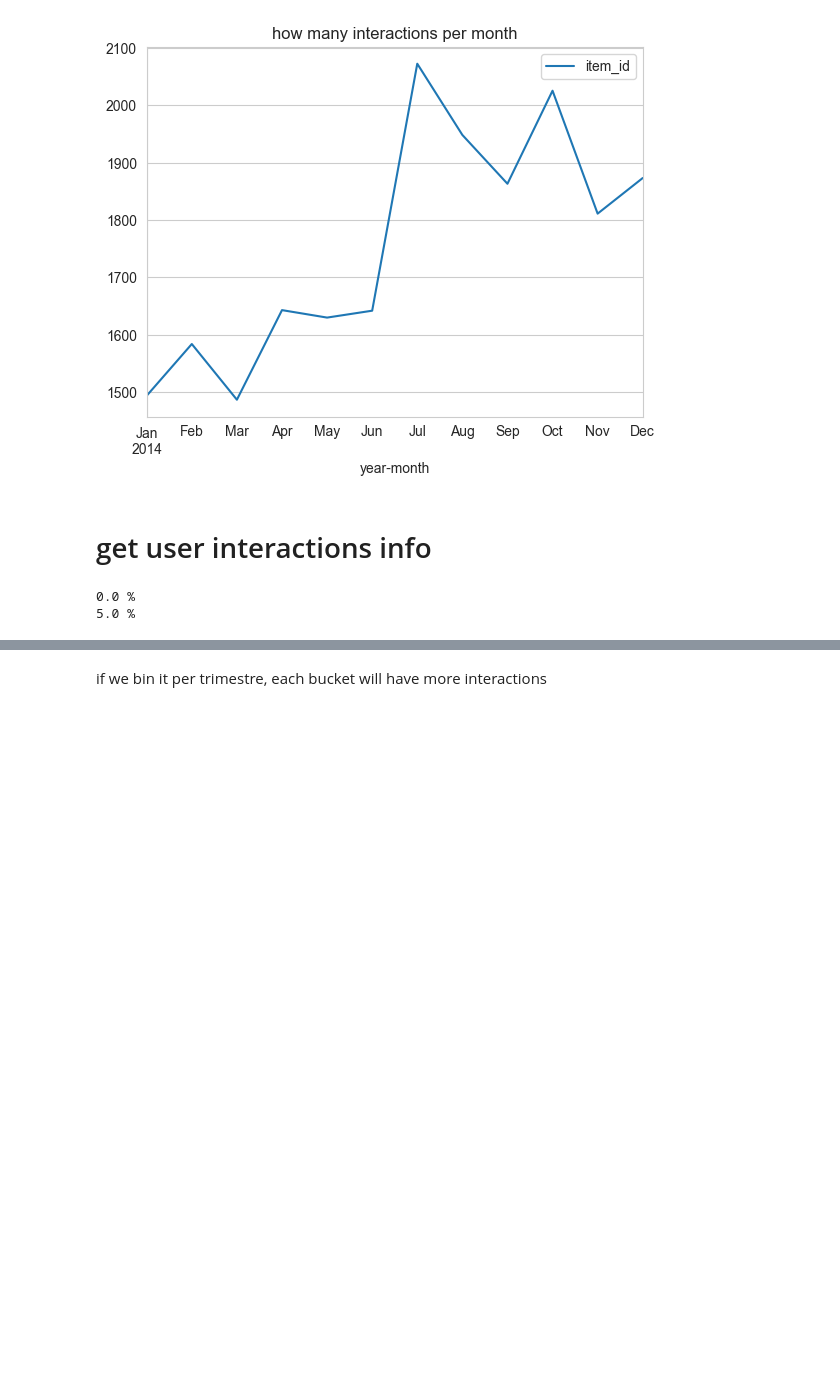
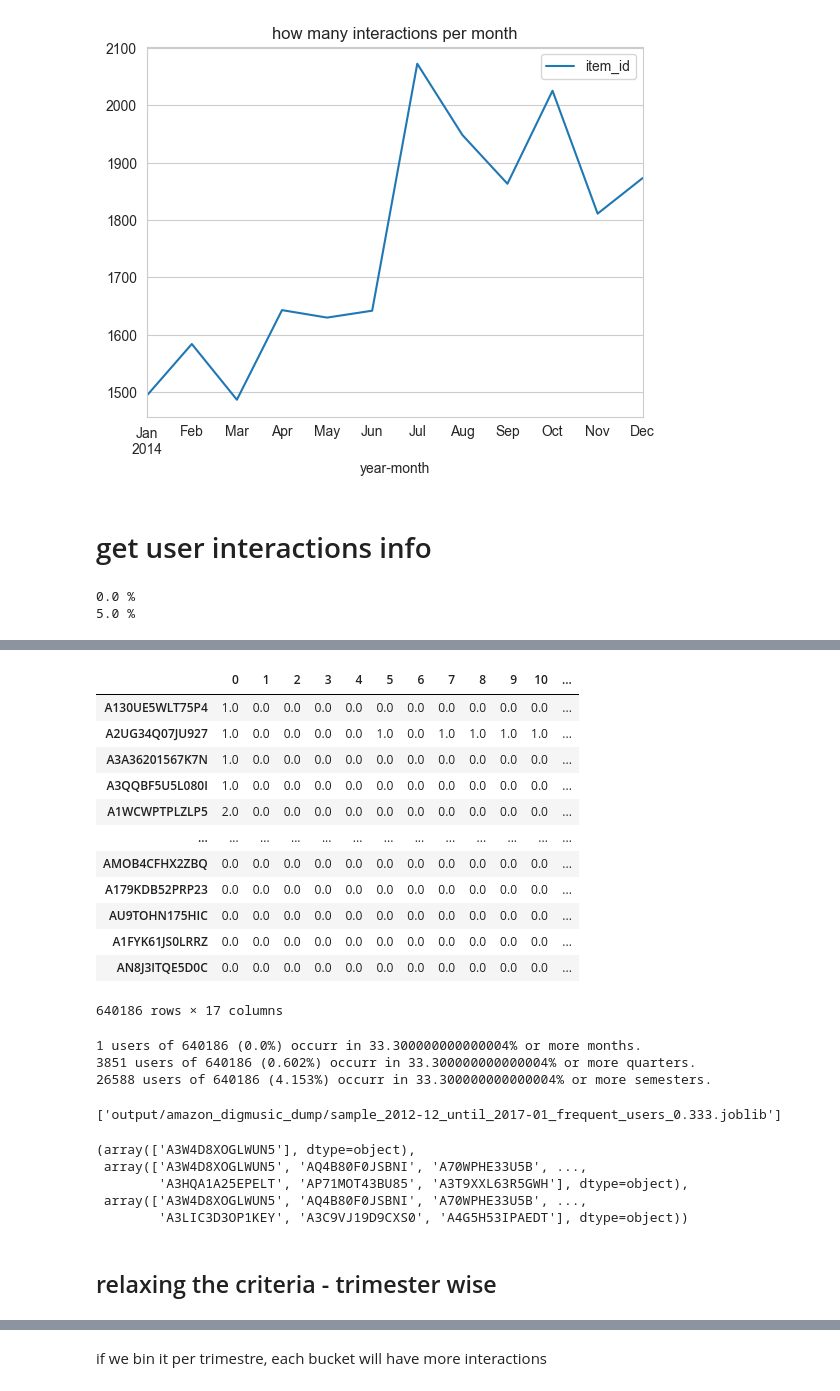
Before and after one commit to mariajoaolavoura/measuring_forgetting, a Jupyter notebook: notebooks/ADM - eda.ipynb, the cells around one changed output, grey strips where cells are left out. Drawn from its saved outputs; the diff is of its cells as text; code cells hidden in the pictures; blank space fills up the shorter version.

```diff
--- a/notebooks/ADM - eda.ipynb
+++ b/notebooks/ADM - eda.ipynb
@@ -413,0 +443,3 @@ joblib.dump(frequent_users, output_path+sample+'_frequent_users.joblib')
+# %%
+user_presence_df = joblib.load(output_path+sample+'_user_presence_df.joblib')
+user_presence_df
@@ -413,0 +460,3 @@ joblib.dump(frequent_users, output_path+sample+'_frequent_users.joblib')
+# %%
+user_month_interactions = joblib.load(output_path+sample+'_user_month_interactions.joblib')
+user_month_interactions
@@ -413,0 +477,3 @@ joblib.dump(frequent_users, output_path+sample+'_frequent_users.joblib')
+# %%
+trimestres = joblib.load(output_path+sample+'_trimestres.joblib')
+trimestres
@@ -413,0 +498,36 @@ joblib.dump(frequent_users, output_path+sample+'_frequent_users.joblib')
+# %%
+user_trimestre_interactions = joblib.load(output_path+sample+'_user_trimestre_interactions.joblib')
+user_trimestre_interactions
+# %% [output]
+|  | 0 | 1 | 2 | 3 | 4 | 5 | 6 | 7 | 8 | 9 | 10 | ... |
+| A130UE5WLT75P4 | 1.0 | 0.0 | 0.0 | 0.0 | 0.0 | 0.0 | 0.0 | 0.0 | 0.0 | 0.0 | 0.0 | ... |
+| A2UG34Q07JU927 | 1.0 | 0.0 | 0.0 | 0.0 | 0.0 | 1.0 | 0.0 | 1.0 | 1.0 | 1.0 | 1.0 | ... |
+| A3A36201567K7N | 1.0 | 0.0 | 0.0 | 0.0 | 0.0 | 0.0 | 0.0 | 0.0 | 0.0 | 0.0 | 0.0 | ... |
+| A3QQBF5U5L080I | 1.0 | 0.0 | 0.0 | 0.0 | 0.0 | 0.0 | 0.0 | 0.0 | 0.0 | 0.0 | 0.0 | ... |
+| A1WCWPTPLZLP5 | 2.0 | 0.0 | 0.0 | 0.0 | 0.0 | 0.0 | 0.0 | 0.0 | 0.0 | 0.0 | 0.0 | ... |
+| ... | ... | ... | ... | ... | ... | ... | ... | ... | ... | ... | ... | ... |
+| AMOB4CFHX2ZBQ | 0.0 | 0.0 | 0.0 | 0.0 | 0.0 | 0.0 | 0.0 | 0.0 | 0.0 | 0.0 | 0.0 | ... |
+| A179KDB52PRP23 | 0.0 | 0.0 | 0.0 | 0.0 | 0.0 | 0.0 | 0.0 | 0.0 | 0.0 | 0.0 | 0.0 | ... |
+| AU9TOHN175HIC | 0.0 | 0.0 | 0.0 | 0.0 | 0.0 | 0.0 | 0.0 | 0.0 | 0.0 | 0.0 | 0.0 | ... |
+| A1FYK61JS0LRRZ | 0.0 | 0.0 | 0.0 | 0.0 | 0.0 | 0.0 | 0.0 | 0.0 | 0.0 | 0.0 | 0.0 | ... |
+| AN8J3ITQE5D0C | 0.0 | 0.0 | 0.0 | 0.0 | 0.0 | 0.0 | 0.0 | 0.0 | 0.0 | 0.0 | 0.0 | ... |
+640186 rows × 17 columns
+# %%
+thr=0.333
+frequent_users = get_frequent_users(user_presence_df, frequency_threshold=thr)
+joblib.dump(frequent_users, output_path+sample+'_frequent_users_'+str(thr)+'.joblib')
+# %% [output]
+1 users of 640186 (0.0%) occurr in 33.300000000000004% or more months.
+3851 users of 640186 (0.602%) occurr in 33.300000000000004% or more quarters.
+26588 users of 640186 (4.153%) occurr in 33.300000000000004% or more semesters.
+['output/amazon_digmusic_dump/sample_2012-12_until_2017-01_frequent_users_0.333.joblib']
+# %%
+frequent_users
+# %% [output]
+(array(['A3W4D8XOGLWUN5'], dtype=object),
+ array(['A3W4D8XOGLWUN5', 'AQ4B80F0JSBNI', 'A70WPHE33U5B', ...,
+        'A3HQA1A25EPELT', 'AP71MOT43BU85', 'A3T9XXL63R5GWH'], dtype=object),
+ array(['A3W4D8XOGLWUN5', 'AQ4B80F0JSBNI', 'A70WPHE33U5B', ...,
+        'A3LIC3D3OP1KEY', 'A3C9VJ19D9CXS0', 'A4G5H53IPAEDT'], dtype=object))
+# %% [markdown]
+## relaxing the criteria - trimester wise
```
Also changed, not shown: parts of 60 cells of this notebook, 22 other files.
